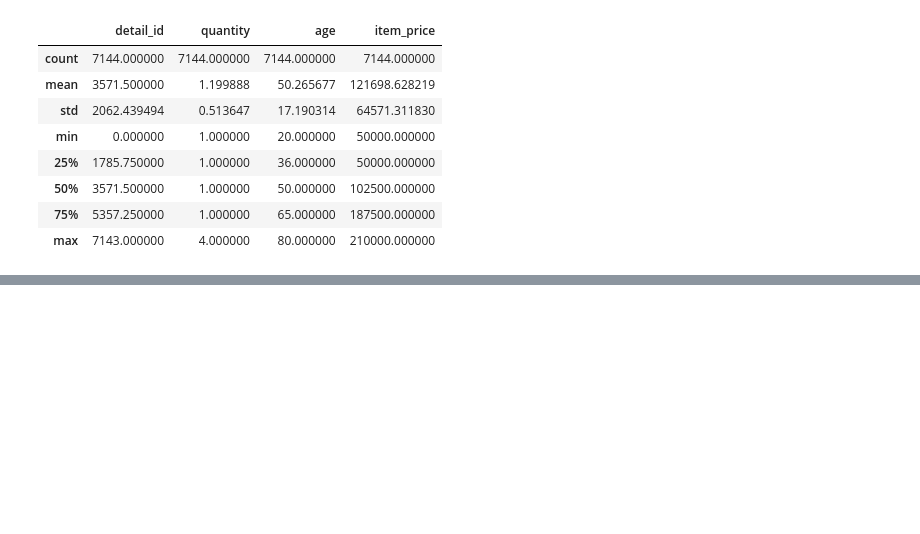
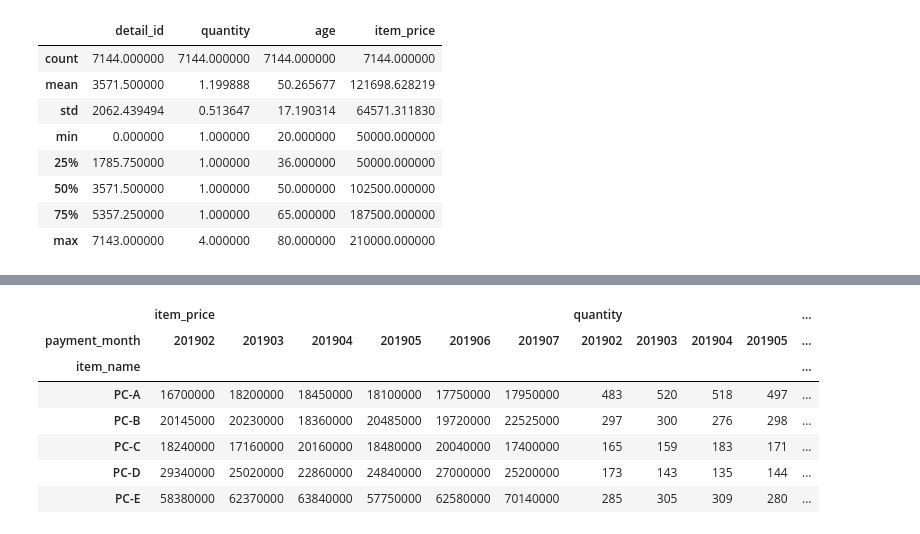
Before and after one commit to shiratsu/100_knock, a Jupyter notebook: 100_1_1.ipynb, the cells around one changed output, grey strips where cells are left out. Saved outputs shown, nothing was run; the diff lists cells and outputs as text; code cells hidden in the pictures; blank space fills up the shorter version.

```diff
--- a/100_1_1.ipynb
+++ b/100_1_1.ipynb
@@ -114,0 +178,11 @@ join_data.describe()
+# %%
+pd.pivot_table(join_data, values=["item_price","quantity"],index="item_name", columns="payment_month", aggfunc='sum')
+# %% [output]
+|  | item_price |  |  |  |  |  | quantity |  |  |  | ... |
+| payment_month | 201902 | 201903 | 201904 | 201905 | 201906 | 201907 | 201902 | 201903 | 201904 | 201905 | ... |
+| item_name |  |  |  |  |  |  |  |  |  |  | ... |
+| PC-A | 16700000 | 18200000 | 18450000 | 18100000 | 17750000 | 17950000 | 483 | 520 | 518 | 497 | ... |
+| PC-B | 20145000 | 20230000 | 18360000 | 20485000 | 19720000 | 22525000 | 297 | 300 | 276 | 298 | ... |
+| PC-C | 18240000 | 17160000 | 20160000 | 18480000 | 20040000 | 17400000 | 165 | 159 | 183 | 171 | ... |
+| PC-D | 29340000 | 25020000 | 22860000 | 24840000 | 27000000 | 25200000 | 173 | 143 | 135 | 144 | ... |
+| PC-E | 58380000 | 62370000 | 63840000 | 57750000 | 62580000 | 70140000 | 285 | 305 | 309 | 280 | ... |
```
Also changed, not shown: parts of 6 cells of this notebook.
